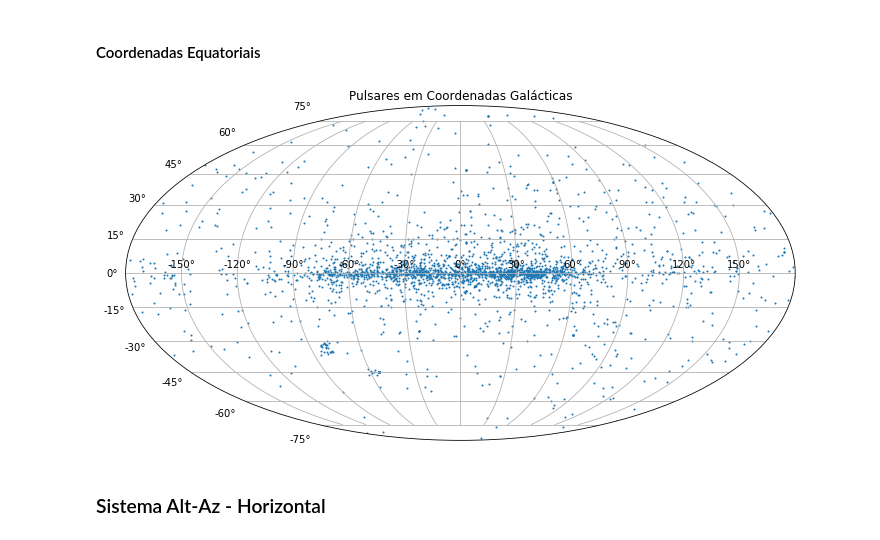
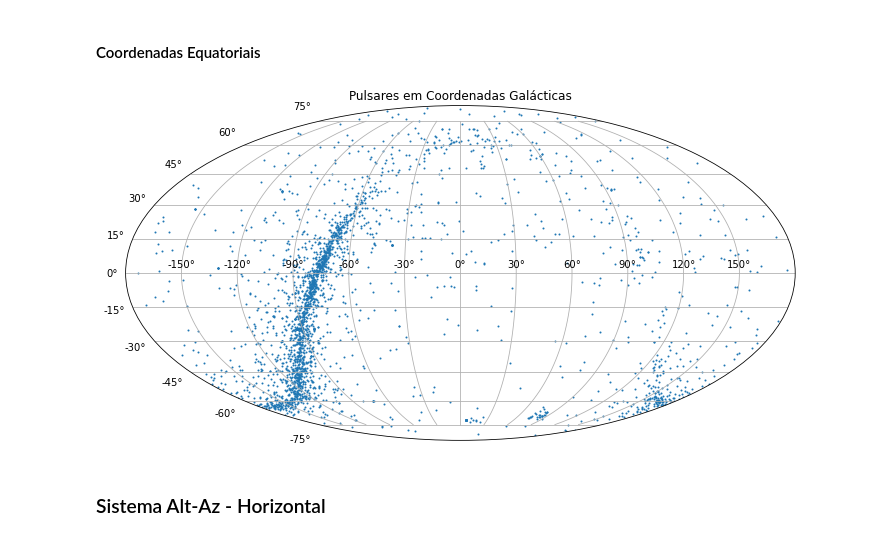
Before and after one commit to lbarosi/IntroAstrofisicaCosmologia, a Jupyter notebook: Notebooks/Aula-01.ipynb, the cells around one changed output. Cells and saved outputs as stored; diff of their text form; code cells hidden in the pictures.

```diff
--- a/Notebooks/Aula-01.ipynb
+++ b/Notebooks/Aula-01.ipynb
@@ -308,26 +289,26 @@ plt.show();
 #### Coordenadas Equatoriais
 # %%
 # pandas não reconheceu l e b como números, corrigimos isto aqui.
-df["Gl"] = df.Gl.astype(float)
-df["Gb"] = df.Gb.astype(float)
+df["RAJD"] = df.RAJD.astype(float)
+df["DECJD"] = df.DECJD.astype(float)
 # %%
 # Vamos usar uma coordenada do tipo ângulo do astropy.
 # a Longitude Galáctica vai de é um ângulo de -180 a 180
 # Passamos tudo para radianos
-GL = coord.Angle(df.Gl*u.degree)
-GL = GL.wrap_at(180*u.degree)
-df["GB"] = coord.Angle(df.Gb*u.degree).radian
-df["GL"] = GL.radian
+RAJD = coord.Angle(df.RAJD*u.degree)
+RAJD = RAJD.wrap_at(180*u.degree)
+df["DECJD"] = coord.Angle(df.DECJD*u.degree).radian
+df["RAJD"] = RAJD.radian
 # %%
 fig = plt.figure(figsize=(12,8))
 ax = fig.add_subplot(111, projection="mollweide")
 ax.set_title("Pulsares em Coordenadas Galácticas")
-ax.scatter(df.GL, df.GB, s = 1)
+ax.scatter(df.RAJD,df.DECJD, s = 1)
 ax.grid(True)
 #fig.savefig('PulsarsG.png', dpi=150)
 plt.show();
 # %% [output]
-[figure, old version]
+[figure, new version]
 # %% [markdown]
 ### Sistema Alt-Az - Horizontal
 # %% [markdown]
```
Also changed, not shown: parts of 14 cells of this notebook, 4 other files.
